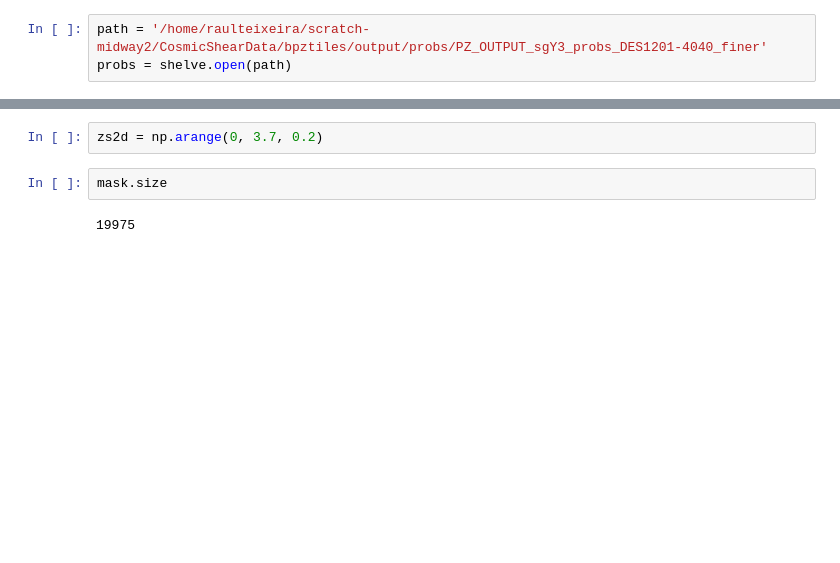
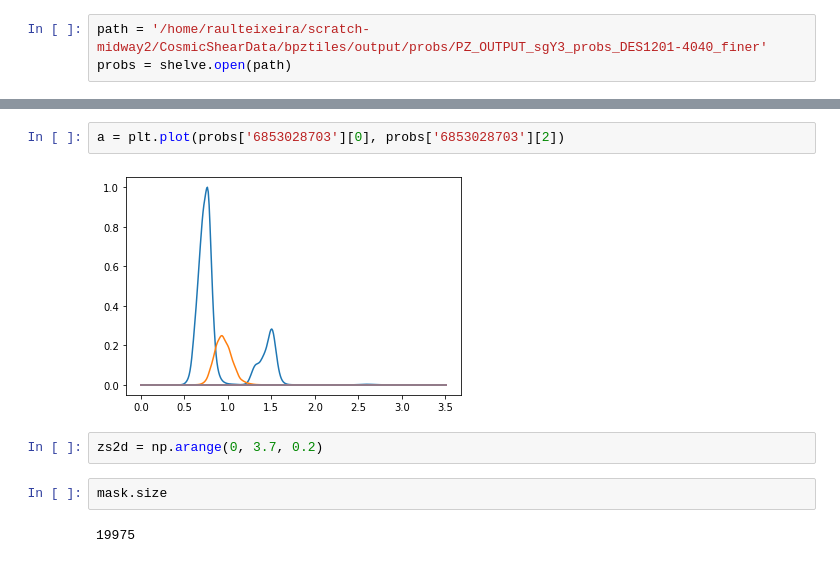
Before and after one commit to rbgdet/CSPZ, a Jupyter notebook: notebooks/ProbsViewer.ipynb, the cells around one changed output, grey strips where cells are left out. Cells and saved outputs as stored; diff of their text form; blank space fills up the shorter version.

```diff
--- a/notebooks/ProbsViewer.ipynb
+++ b/notebooks/ProbsViewer.ipynb
@@ -66,3 +69,7 @@ probs = shelve.open(path)
+# %%
+a = plt.plot(probs['6853028703'][0], probs['6853028703'][2])
+# %% [output]
+[figure, added]
 # %%
 zs2d = np.arange(0, 3.7, 0.2)
 # %%
```
Also changed, not shown: parts of 3 cells of this notebook.
